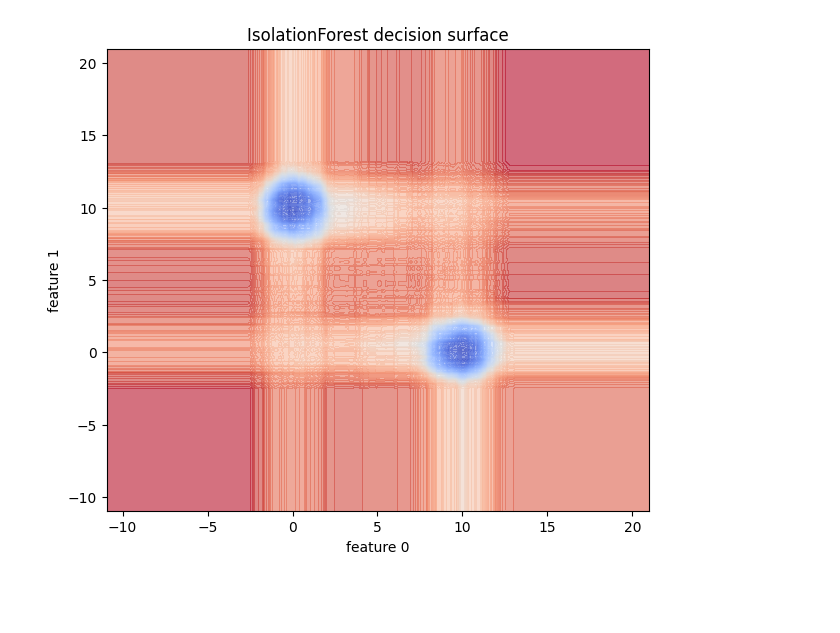
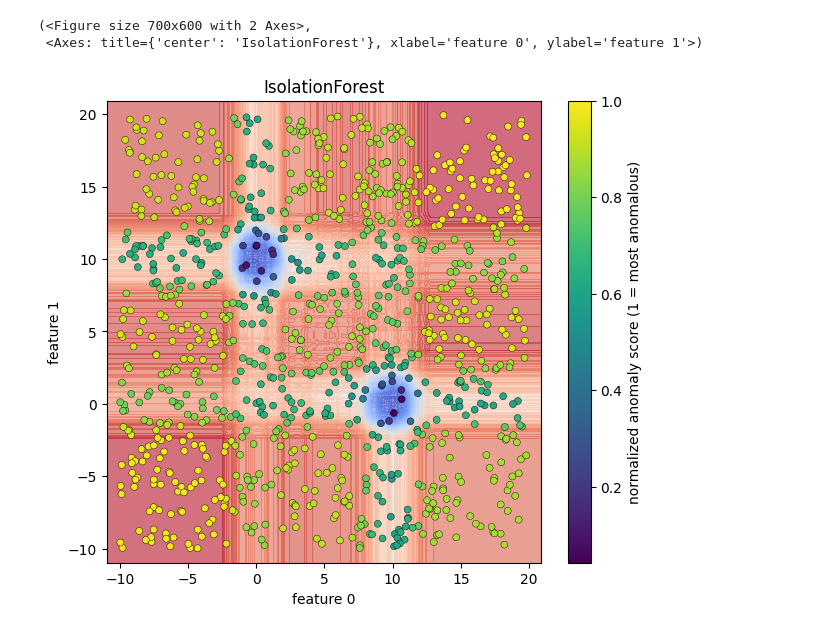
Before and after one commit to stoianraresstefan/Anomaly-Detection, a Jupyter notebook: lab3/ex2.ipynb, the cells around one changed output. Saved outputs shown, nothing was run; the diff lists cells and outputs as text; code cells hidden in the pictures; blank space fills up the shorter version.

```diff
--- a/lab3/ex2.ipynb
+++ b/lab3/ex2.ipynb
@@ -21,52 +83,18 @@ plt.show()
 # %%
 from pyod.models.iforest import IForest
-import numpy as np
-import matplotlib.pyplot as plt
 
 contamination = 0.2
 iforest_model = IForest(contamination = contamination, random_state = 42)
 iforest_model.fit(X)
-y_train_pred = iforest_model.predict(X)
 
 X_test = np.random.uniform(low = -10, high = 20, size = (1000,2))
-y_test_pred = iforest_model.predict(X_test)
-test_scores = iforest_model.decision_function(X_test)
+y_test_pred_iforest = iforest_model.predict(X_test)
+test_scores_iforest = iforest_model.decision_function(X_test)
 
-mean_in = test_scores[y_test_pred == 0].mean() if np.any(y_test_pred == 0) else np.nan
-mean_out = test_scores[y_test_pred == 1].mean() if np.any(y_test_pred == 1) else np.nan
-larger_means_anomalous = np.isnan(mean_out) or (mean_out > mean_in)
 
-raw_scores = test_scores if larger_means_anomalous else -test_scores
-
-pad = 1.0
-x_min, x_max = X_test[:,0].min() - pad, X_test[:,0].max() + pad
-y_min, y_max = X_test[:,1].min() - pad, X_test[:,1].max() + pad
-res = 300
-xx = np.linspace(x_min, x_max, res)
-yy = np.linspace(y_min, y_max, res)
-XX, YY = np.meshgrid(xx, yy)
-grid = np.c_[XX.ravel(), YY.ravel()]
-
-grid_scores = iforest_model.decision_function(grid)
-grid_raw = grid_scores if larger_means_anomalous else -grid_scores
-
-global_min = min(raw_scores.min(), grid_raw.min())
-global_max = max(raw_scores.max(), grid_raw.max())
-eps = 1e-12
-grid_norm = (grid_raw - global_min) / (global_max - global_min + eps)
-point_norm = (raw_scores - global_min) / (global_max - global_min + eps)
-
-plt.figure(figsize=(7, 6))
-plt.contourf(XX, YY, grid_norm.reshape(XX.shape), levels=100, cmap='coolwarm', alpha=0.6)
-# sc = plt.scatter(X_test[:, 0], X_test[:, 1], c=point_norm, cmap='viridis', s=25, edgecolors='k', linewidth=0.3)
-# plt.colorbar(sc, label='normalized anomaly score (1 = most anomalous)')
-# optional: highlight points predicted as outliers by model
-out_idx = (y_test_pred == 1)
-# if out_idx.any():
-#     plt.scatter(X_test[out_idx,0], X_test[out_idx,1], facecolors='none', edgecolors='y', s=60, linewidth=1.2, label='predicted outliers')
-plt.title('IsolationForest decision surface')
-plt.xlabel('feature 0')
-plt.ylabel('feature 1')
-plt.show()
+XX, YY, grid_norm, point_norm, y_pred = prepare_scores(iforest_model, X_test, res=300, pad=1.0)
+plot_decision_surface(XX, YY, grid_norm, X_test, point_norm, y_pred, title='IsolationForest')
 # %% [output]
+(<Figure size 700x600 with 2 Axes>,
+ <Axes: title={'center': 'IsolationForest'}, xlabel='feature 0', ylabel='feature 1'>)
-[figure, old version]
+[figure, new version]
```
Also changed, not shown: parts of 4 cells of this notebook, 1 other file.
